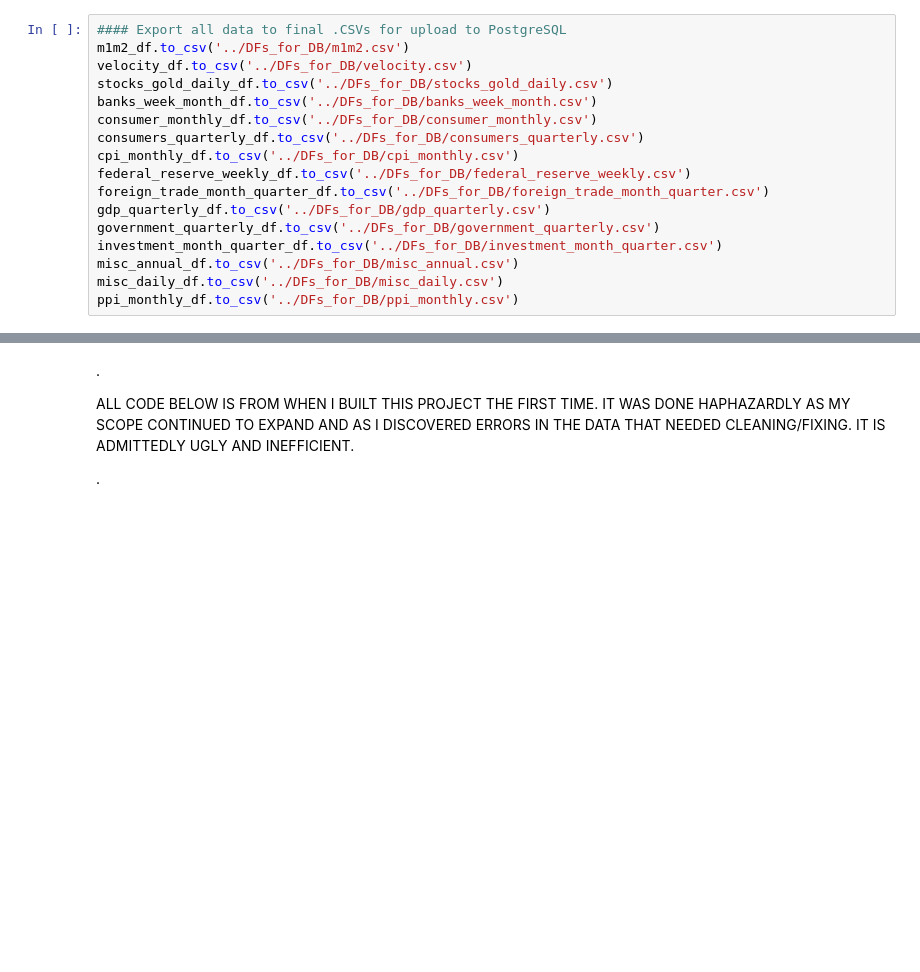
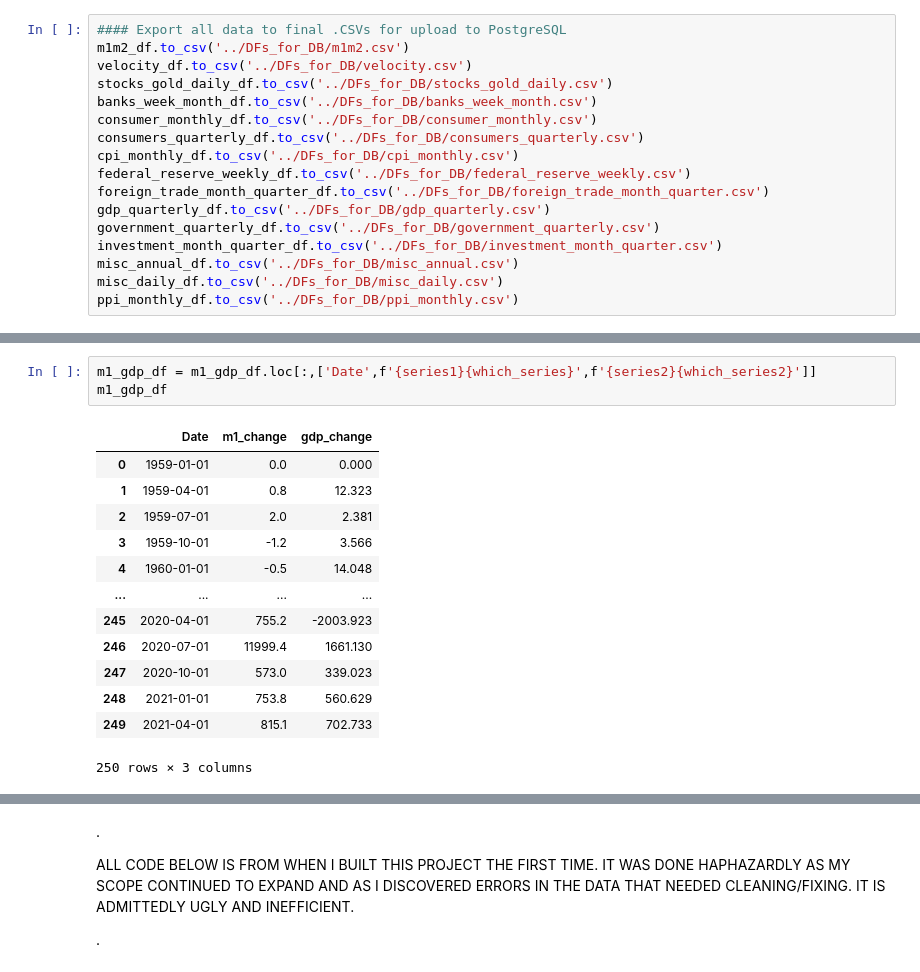
Before and after one commit to eriksandstrom88/Data-Driven-Economic-Research-Tool, a Jupyter notebook: Data extraction.ipynb, the cells around one changed output, grey strips where cells are left out. Cells and saved outputs as stored; diff of their text form; blank space fills up the shorter version.

```diff
--- a/Data extraction.ipynb
+++ b/Data extraction.ipynb
@@ -414,0 +504,17 @@ ppi_monthly_df.to_csv('../DFs_for_DB/ppi_monthly.csv')
+# %%
+m1_gdp_df = m1_gdp_df.loc[:,['Date',f'{series1}{which_series}',f'{series2}{which_series2}']]
+m1_gdp_df
+# %% [output]
+|  | Date | m1_change | gdp_change |
+| 0 | 1959-01-01 | 0.0 | 0.000 |
+| 1 | 1959-04-01 | 0.8 | 12.323 |
+| 2 | 1959-07-01 | 2.0 | 2.381 |
+| 3 | 1959-10-01 | -1.2 | 3.566 |
+| 4 | 1960-01-01 | -0.5 | 14.048 |
+| ... | ... | ... | ... |
+| 245 | 2020-04-01 | 755.2 | -2003.923 |
+| 246 | 2020-07-01 | 11999.4 | 1661.130 |
+| 247 | 2020-10-01 | 573.0 | 339.023 |
+| 248 | 2021-01-01 | 753.8 | 560.629 |
+| 249 | 2021-04-01 | 815.1 | 702.733 |
+250 rows × 3 columns
```
Also changed, not shown: parts of 13 cells of this notebook, 2 other files.
